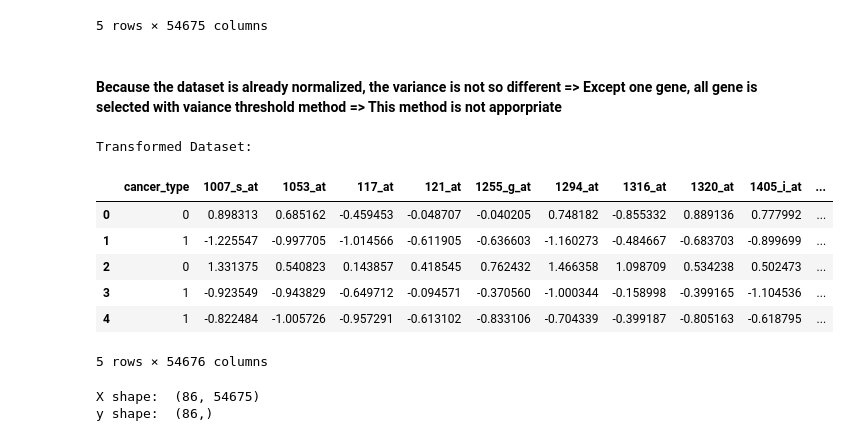
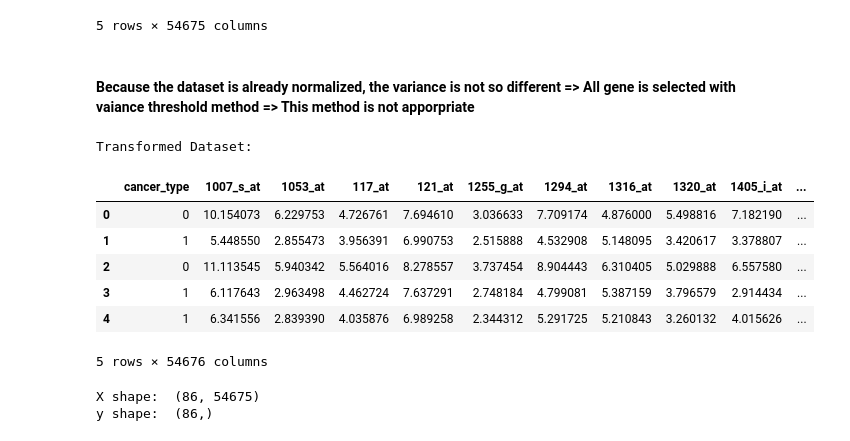
Before and after one commit to PhongCT1105/Cancer_Detector, a Jupyter notebook: Bladder.ipynb, the cells around one changed output. Cells and saved outputs as stored; diff of their text form; code cells hidden in the pictures.

```diff
--- a/Bladder.ipynb
+++ b/Bladder.ipynb
@@ -150,38 +150,40 @@ Transformed Dataset with Selected Features:
 | 4 | 6.341556 | 2.839390 | 4.035876 | 6.989258 | 2.344312 | 5.291725 | 5.210843 | 3.260132 | 4.015626 | 2.747104 | ... |
 5 rows × 54675 columns
 # %% [markdown]
-#### Because the dataset is already normalized, the variance is not so different => Except one gene, all gene is selected with vaiance threshold method => This method is not apporpriate
+#### Because the dataset is already normalized, the variance is not so different => All gene is selected with vaiance threshold method => This method is not apporpriate
 # %%
+# Pipeline for transform dataset
+
 import pandas as pd
 from sklearn.compose import ColumnTransformer
 from sklearn.pipeline import Pipeline
 from sklearn.preprocessing import StandardScaler
 
-# Define feature columns
-target_column = 'cancer_type'
-feature_columns = df.columns.drop(target_column)
+# # Define feature columns
+# target_column = 'cancer_type'
+# feature_columns = df.columns.drop(target_column)
 
-# Define the transformation pipeline for features
-pipeline = Pipeline([
-    ('scaler', ColumnTransformer(transformers=[
-        ('scale', StandardScaler(), feature_columns)
-    ]))
-])
+# # Define the transformation pipeline for features
+# pipeline = Pipeline([
+#     ('scaler', ColumnTransformer(transformers=[
+#         ('scale', StandardScaler(), feature_columns)
+#     ]))
+# ])
 
-# Apply the pipeline to scale features
-df[feature_columns] = pipeline.fit_transform(df[feature_columns])
+# # Apply the pipeline to scale features
+# df[feature_columns] = pipeline.fit_transform(df[feature_columns])
 
 # Display the transformed dataset
 print("\nTransformed Dataset:")
 display(df.head())
 # %% [output]
 Transformed Dataset:
 |  | cancer_type | 1007_s_at | 1053_at | 117_at | 121_at | 1255_g_at | 1294_at | 1316_at | 1320_at | 1405_i_at | ... |
-| 0 | 0 | 0.898313 | 0.685162 | -0.459453 | -0.048707 | -0.040205 | 0.748182 | -0.855332 | 0.889136 | 0.777992 | ... |
-| 1 | 1 | -1.225547 | -0.997705 | -1.014566 | -0.611905 | -0.636603 | -1.160273 | -0.484667 | -0.683703 | -0.899699 | ... |
-| 2 | 0 | 1.331375 | 0.540823 | 0.143857 | 0.418545 | 0.762432 | 1.466358 | 1.098709 | 0.534238 | 0.502473 | ... |
-| 3 | 1 | -0.923549 | -0.943829 | -0.649712 | -0.094571 | -0.370560 | -1.000344 | -0.158998 | -0.399165 | -1.104536 | ... |
-| 4 | 1 | -0.822484 | -1.005726 | -0.957291 | -0.613102 | -0.833106 | -0.704339 | -0.399187 | -0.805163 | -0.618795 | ... |
+| 0 | 0 | 10.154073 | 6.229753 | 4.726761 | 7.694610 | 3.036633 | 7.709174 | 4.876000 | 5.498816 | 7.182190 | ... |
+| 1 | 1 | 5.448550 | 2.855473 | 3.956391 | 6.990753 | 2.515888 | 4.532908 | 5.148095 | 3.420617 | 3.378807 | ... |
+| 2 | 0 | 11.113545 | 5.940342 | 5.564016 | 8.278557 | 3.737454 | 8.904443 | 6.310405 | 5.029888 | 6.557580 | ... |
+| 3 | 1 | 6.117643 | 2.963498 | 4.462724 | 7.637291 | 2.748184 | 4.799081 | 5.387159 | 3.796579 | 2.914434 | ... |
+| 4 | 1 | 6.341556 | 2.839390 | 4.035876 | 6.989258 | 2.344312 | 5.291725 | 5.210843 | 3.260132 | 4.015626 | ... |
 5 rows × 54676 columns
 # %%
 # Get X, y for data processing
```
Also changed, not shown: parts of 9 cells of this notebook, 1 other file.
